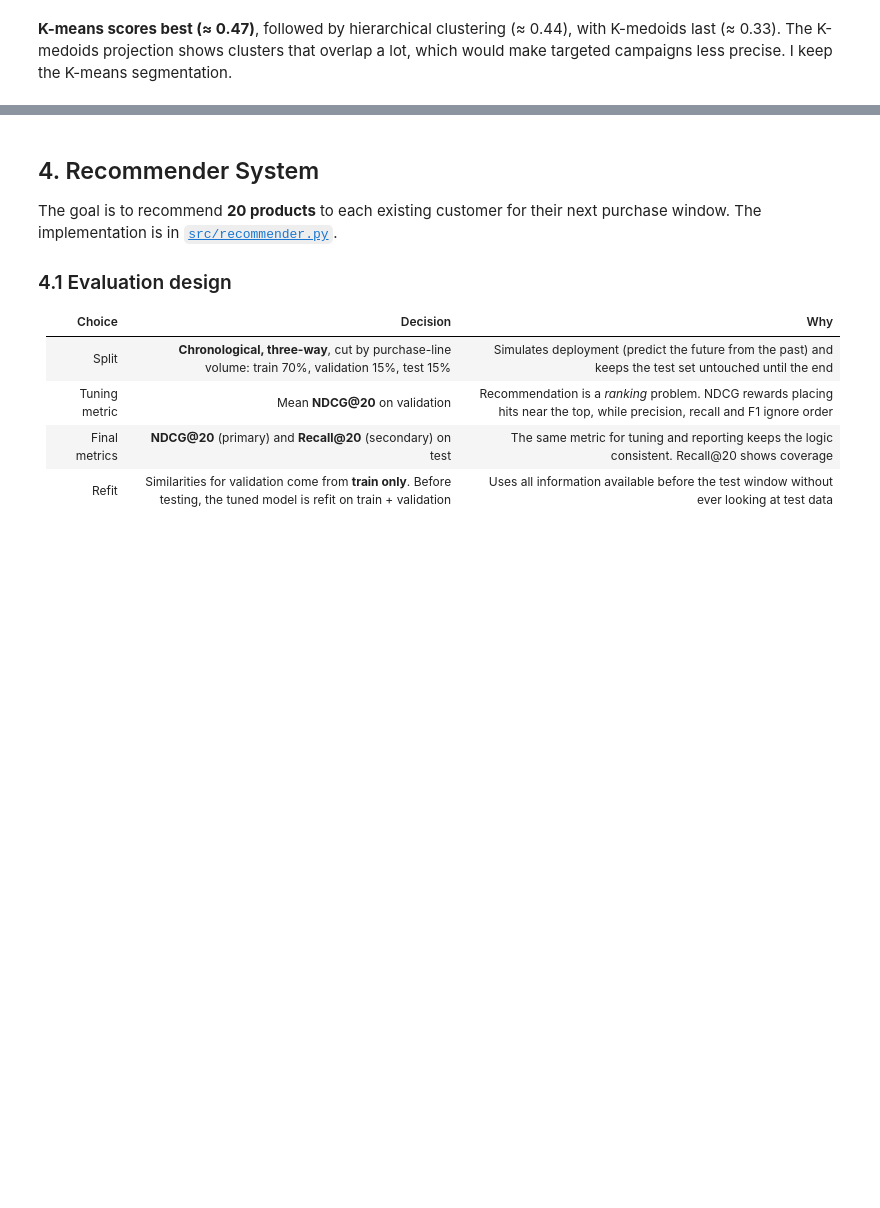
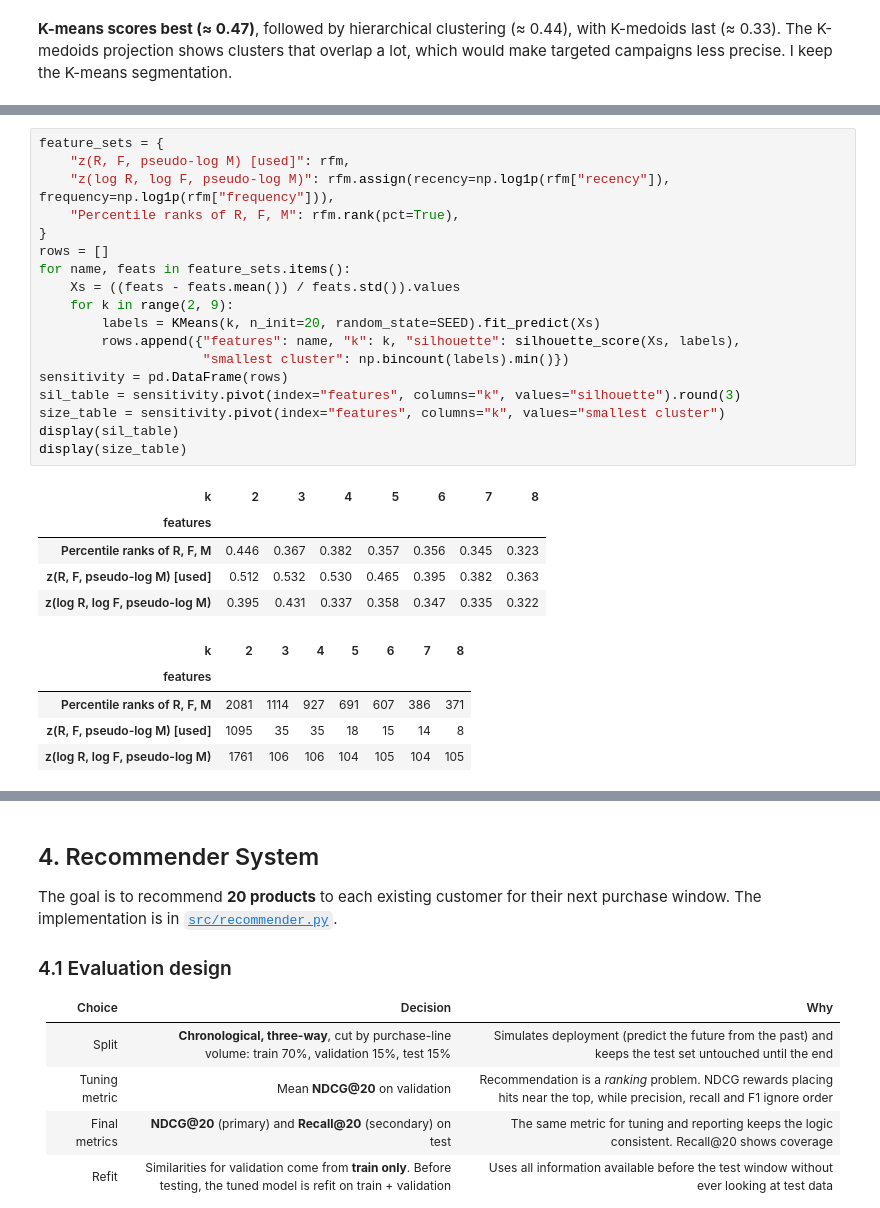
Before and after one commit to charlottezhu1210/projects, a Jupyter notebook: online-retail-analysis/notebooks/online_retail_analysis.ipynb, the cells around one changed output, grey strips where cells are left out. Cells and saved outputs as stored; diff of their text form; blank space fills up the shorter version.

Commit message:
Add silhouette sensitivity check to RFM segmentation
Co-Authored-By: Claude Opus 5.5 <noreply@anthropic.com>

```diff
--- a/online-retail-analysis/notebooks/online_retail_analysis.ipynb
+++ b/online-retail-analysis/notebooks/online_retail_analysis.ipynb
@@ -435,0 +442,29 @@ K-means segmentation.
+# %%
+feature_sets = {
+    "z(R, F, pseudo-log M) [used]": rfm,
+    "z(log R, log F, pseudo-log M)": rfm.assign(recency=np.log1p(rfm["recency"]), frequency=np.log1p(rfm["frequency"])),
+    "Percentile ranks of R, F, M": rfm.rank(pct=True),
+}
+rows = []
+for name, feats in feature_sets.items():
+    Xs = ((feats - feats.mean()) / feats.std()).values
+    for k in range(2, 9):
+        labels = KMeans(k, n_init=20, random_state=SEED).fit_predict(Xs)
+        rows.append({"features": name, "k": k, "silhouette": silhouette_score(Xs, labels),
+                     "smallest cluster": np.bincount(labels).min()})
+sensitivity = pd.DataFrame(rows)
+sil_table = sensitivity.pivot(index="features", columns="k", values="silhouette").round(3)
+size_table = sensitivity.pivot(index="features", columns="k", values="smallest cluster")
+display(sil_table)
+display(size_table)
+# %% [output]
+| k | 2 | 3 | 4 | 5 | 6 | 7 | 8 |
+| features |  |  |  |  |  |  |  |
+| Percentile ranks of R, F, M | 0.446 | 0.367 | 0.382 | 0.357 | 0.356 | 0.345 | 0.323 |
+| z(R, F, pseudo-log M) [used] | 0.512 | 0.532 | 0.530 | 0.465 | 0.395 | 0.382 | 0.363 |
+| z(log R, log F, pseudo-log M) | 0.395 | 0.431 | 0.337 | 0.358 | 0.347 | 0.335 | 0.322 |
+| k | 2 | 3 | 4 | 5 | 6 | 7 | 8 |
+| features |  |  |  |  |  |  |  |
+| Percentile ranks of R, F, M | 2081 | 1114 | 927 | 691 | 607 | 386 | 371 |
+| z(R, F, pseudo-log M) [used] | 1095 | 35 | 35 | 18 | 15 | 14 | 8 |
+| z(log R, log F, pseudo-log M) | 1761 | 106 | 106 | 104 | 105 | 104 | 105 |
```
Also changed, not shown: parts of 2 cells of this notebook, 1 other file.
